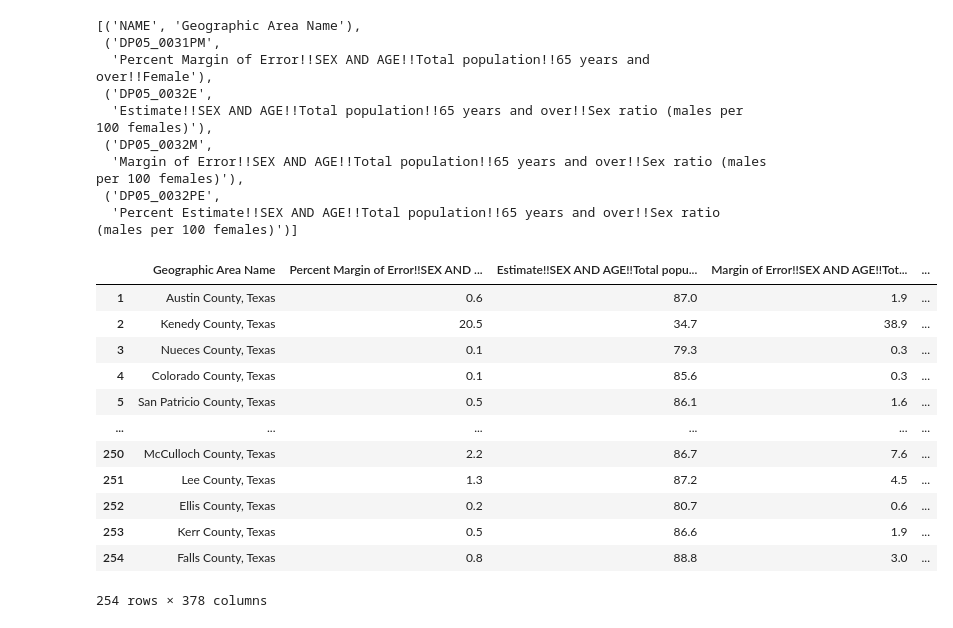
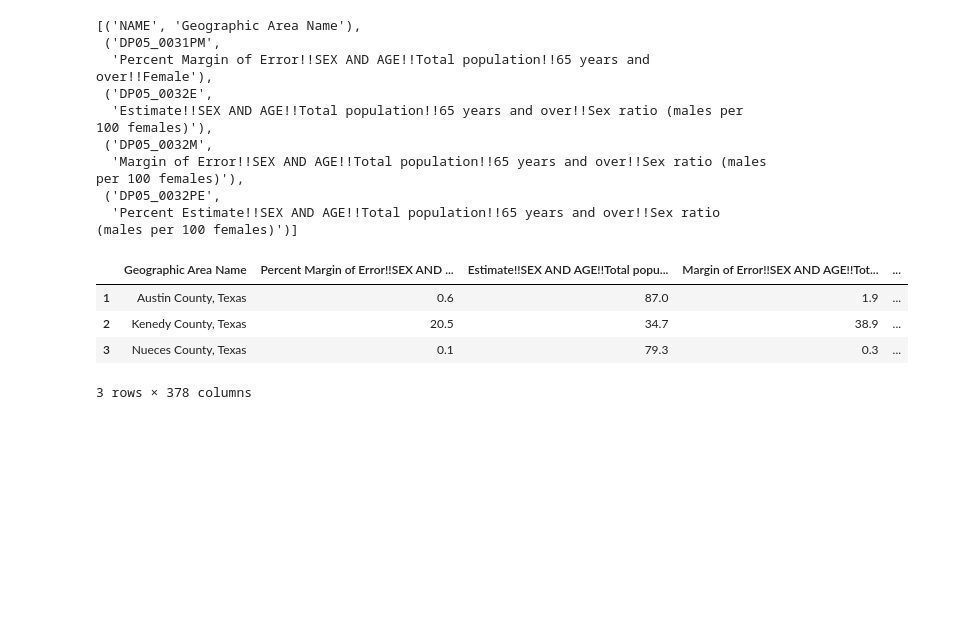
Before and after one commit to cxclark/covid19-analysis, a Jupyter notebook: 01_census_api_data_collection.ipynb, the cells around one changed output. Cells and saved outputs as stored; diff of their text form; code cells hidden in the pictures; blank space fills up the shorter version.

```diff
--- a/01_census_api_data_collection.ipynb
+++ b/01_census_api_data_collection.ipynb
@@ -154,7 +97,7 @@ df.to_csv('./data/api_pull.csv')
 # downloaded table and saved csv data with overlays
 # These headers correspond to the codes in the previous table
 
-header_df = pd.read_csv('./data/ACSDP5Y2018.DP05_data_with_overlays_2020-10-14T224250.csv')
+header_df = pd.read_csv('./data/preprocessing/acsdp5y2018_data_with_overlays.csv')
 header_df.head(3)
 # %% [output]
 |  | GEO_ID | NAME | DP05_0031PM | DP05_0032E | DP05_0032M | DP05_0032PE | DP05_0032PM | DP05_0033E | ... |
@@ -308,19 +243,11 @@ df.rename(columns = header_dict, inplace=True)
 df.dropna(axis=1, inplace=True)
 # %%
 # Display the dataframe
-df
+df.head(3)
 # %% [output]
 |  | Geographic Area Name | Percent Margin of Error!!SEX AND ... | Estimate!!SEX AND AGE!!Total popu... | Margin of Error!!SEX AND AGE!!Tot... | ... |
 | 1 | Austin County, Texas | 0.6 | 87.0 | 1.9 | ... |
 | 2 | Kenedy County, Texas | 20.5 | 34.7 | 38.9 | ... |
 | 3 | Nueces County, Texas | 0.1 | 79.3 | 0.3 | ... |
-| 4 | Colorado County, Texas | 0.1 | 85.6 | 0.3 | ... |
-| 5 | San Patricio County, Texas | 0.5 | 86.1 | 1.6 | ... |
-| ... | ... | ... | ... | ... | ... |
-| 250 | McCulloch County, Texas | 2.2 | 86.7 | 7.6 | ... |
-| 251 | Lee County, Texas | 1.3 | 87.2 | 4.5 | ... |
-| 252 | Ellis County, Texas | 0.2 | 80.7 | 0.6 | ... |
-| 253 | Kerr County, Texas | 0.5 | 86.6 | 1.9 | ... |
-| 254 | Falls County, Texas | 0.8 | 88.8 | 3.0 | ... |
-254 rows × 378 columns
+3 rows × 378 columns
 # %%
```
Also changed, not shown: parts of 30 cells of this notebook, 18 other files.
